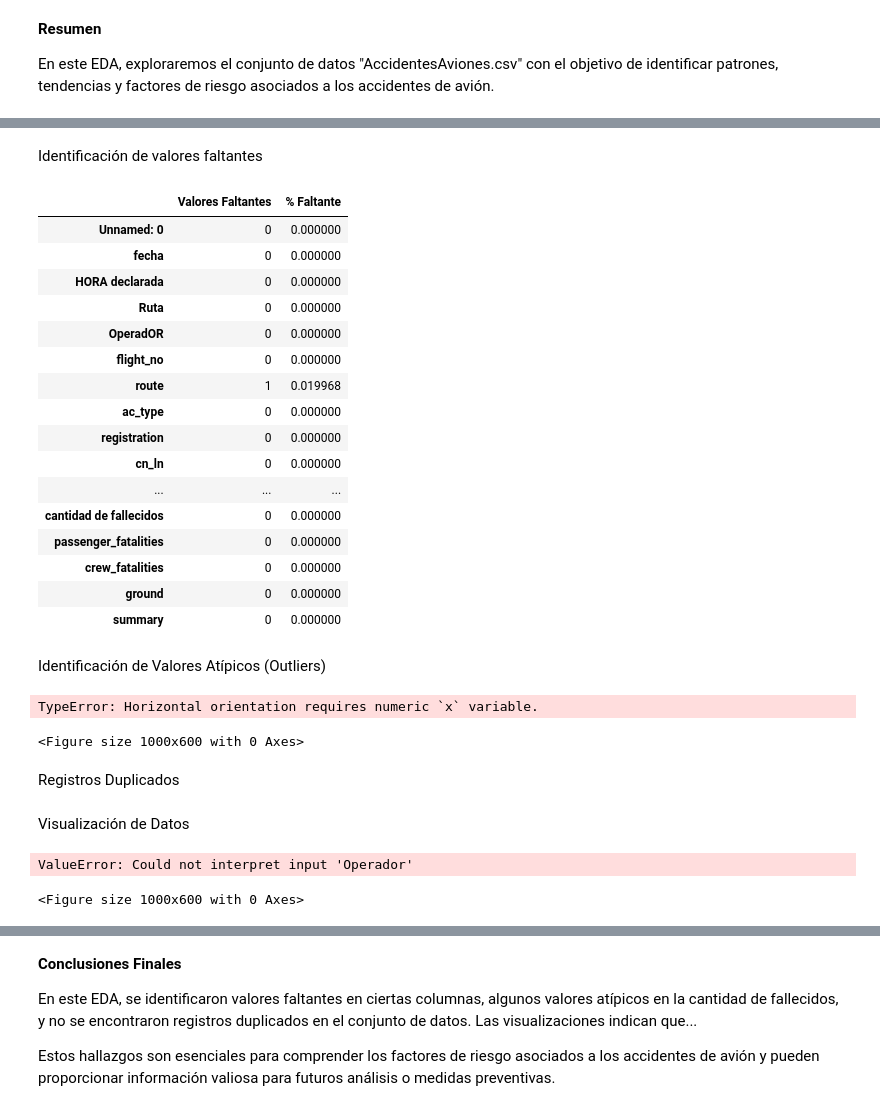
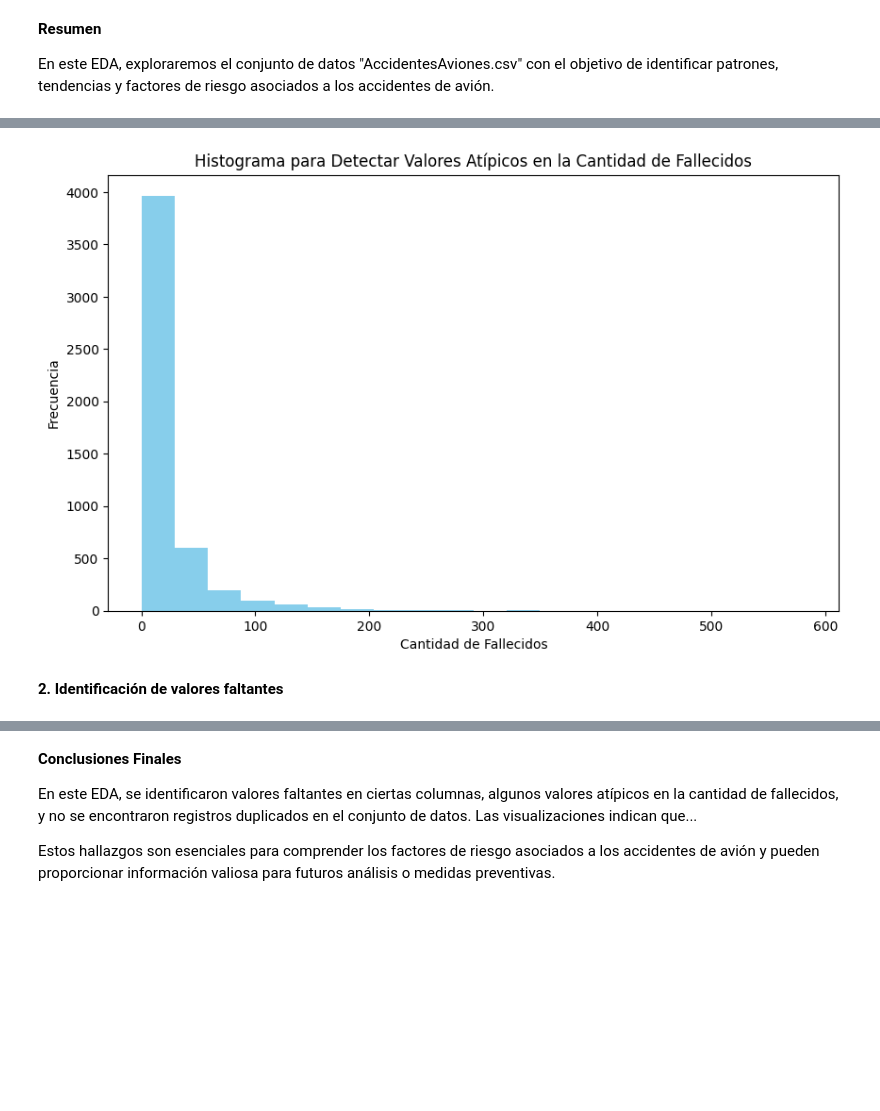
Before and after one commit to 3dbach/Proyecto2_DA, a Jupyter notebook: proyectoDA.ipynb, the cells around one changed output, grey strips where cells are left out. Saved outputs shown, nothing was run; the diff lists cells and outputs as text; code cells hidden in the pictures; blank space fills up the shorter version.

```diff
--- a/proyectoDA.ipynb
+++ b/proyectoDA.ipynb
@@ -29,44 +89,11 @@ En este EDA, exploraremos el conjunto de datos "AccidentesAviones.csv" con el ob
+# %%
+plt.figure(figsize=(10, 6))
+plt.hist(df['cantidad de fallecidos'], bins=20, color='skyblue')
+plt.title('Histograma para Detectar Valores Atípicos en la Cantidad de Fallecidos')
+plt.xlabel('Cantidad de Fallecidos')
+plt.ylabel('Frecuencia')
+plt.show()
+# %% [output]
+[figure, added]
 # %% [markdown]
-Identificación de valores faltantes
+**2. Identificación de valores faltantes**
-# %%
-# Búsqueda de valores faltantes
-missing_values = df.isnull().sum()
-missing_values_percentage = (missing_values / len(df)) * 100
-
-# Muestra los valores faltantes
-missing_data = pd.DataFrame({'Valores Faltantes': missing_values, '% Faltante': missing_values_percentage})
-missing_data
-# %% [output]
-|  | Valores Faltantes | % Faltante |
-| Unnamed: 0 | 0 | 0.000000 |
-| fecha | 0 | 0.000000 |
-| HORA declarada | 0 | 0.000000 |
-| Ruta | 0 | 0.000000 |
-| OperadOR | 0 | 0.000000 |
-| flight_no | 0 | 0.000000 |
-| route | 1 | 0.019968 |
-| ac_type | 0 | 0.000000 |
-| registration | 0 | 0.000000 |
-| cn_ln | 0 | 0.000000 |
-| ... | ... | ... |
-| cantidad de fallecidos | 0 | 0.000000 |
-| passenger_fatalities | 0 | 0.000000 |
-| crew_fatalities | 0 | 0.000000 |
-| ground | 0 | 0.000000 |
-| summary | 0 | 0.000000 |
-# %% [markdown]
- Identificación de Valores Atípicos (Outliers)
-# %%
-# Identificación de valores atípicos
-# Puedes usar gráficos de caja (boxplots) para visualizar los outliers en variables numéricas
-plt.figure(figsize=(10, 6))
-sns.boxplot(x=df['cantidad de fallecidos'])
-plt.title('Boxplot de Cantidad de Fallecidos')
-plt.show()
-
-# Documenta tus observaciones sobre los outliers
-# %% [output]
-TypeError: Horizontal orientation requires numeric `x` variable.
-<Figure size 1000x600 with 0 Axes>
-# %% [markdown]
-Registros Duplicados
@@ -79,14 +99,0 @@ duplicates_count = duplicates.sum()
-# %% [markdown]
-Visualización de Datos
-# %%
-# Ejemplo de visualización
-plt.figure(figsize=(10, 6))
-sns.countplot(data=df, x='Operador')
-plt.title('Distribución de Accidentes por Operador')
-plt.xticks(rotation=90)
-plt.show()
-
-# Documenta tus observaciones y conclusiones para cada gráfico
-# %% [output]
-ValueError: Could not interpret input 'Operador'
-<Figure size 1000x600 with 0 Axes>
```
Also changed, not shown: parts of 26 cells of this notebook.
